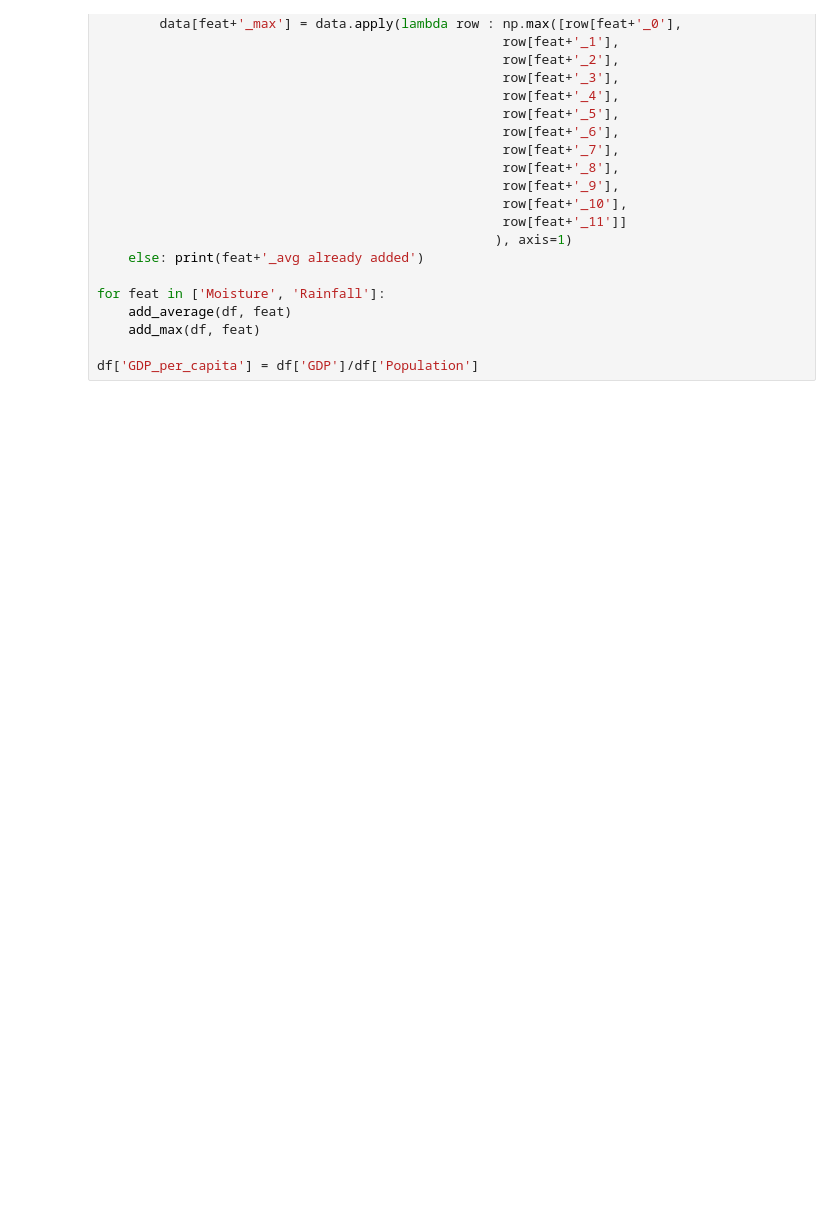
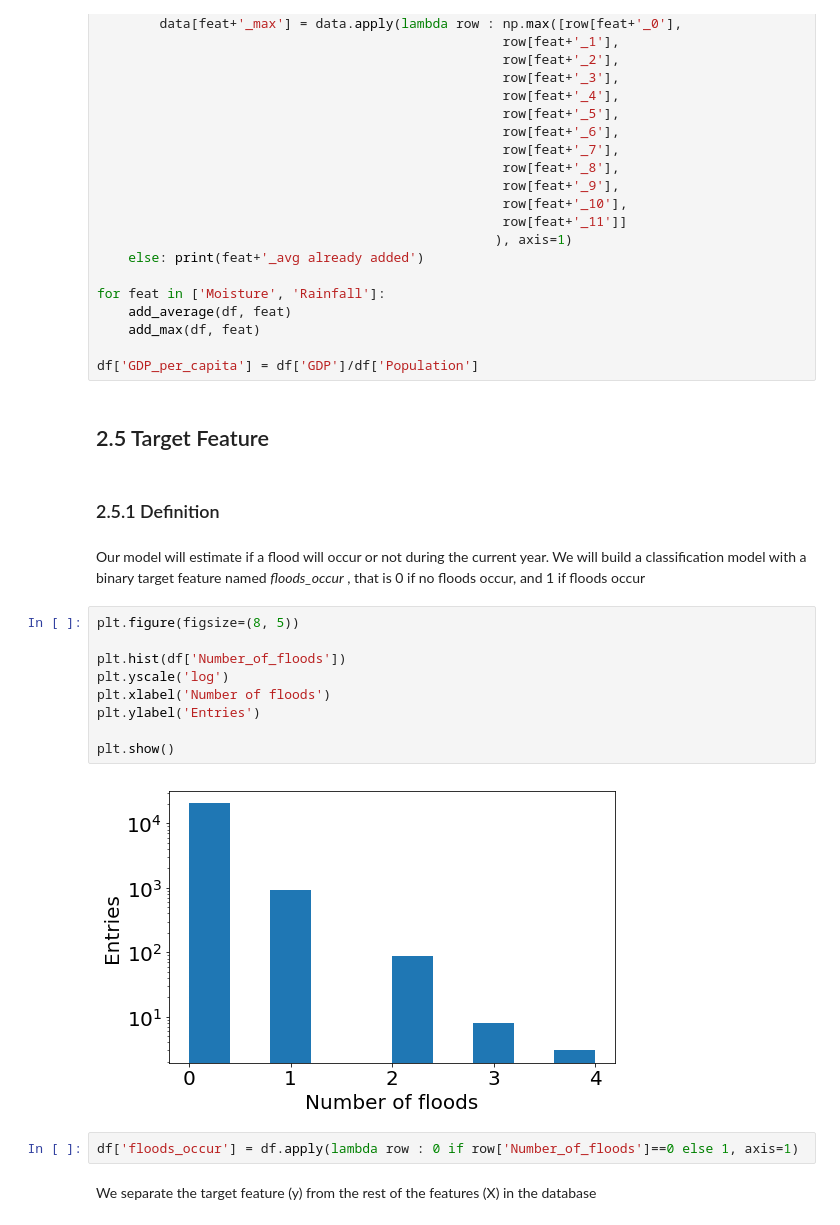
Before and after one commit to flucarelli94/MachineLearning_projects, a Jupyter notebook: Floods/Analysis.ipynb, the cells around one changed output. Saved outputs shown, nothing was run; the diff lists cells and outputs as text; blank space fills up the shorter version.

Commit message:
adding target feature analysis

```diff
--- a/Floods/Analysis.ipynb
+++ b/Floods/Analysis.ipynb
@@ -228,3 +228,24 @@ for feat in ['Moisture', 'Rainfall']:
     add_max(df, feat)
 
 df['GDP_per_capita'] = df['GDP']/df['Population']
+# %% [markdown]
+## 2.5 Target Feature
+# %% [markdown]
+### 2.5.1 Definition
+# %% [markdown]
+Our model will estimate if a flood will occur or not during the current year. We will build a classification model with a binary target feature named _floods_occur_ , that is 0 if no floods occur, and 1 if floods occur
+# %%
+plt.figure(figsize=(8, 5))
+
+plt.hist(df['Number_of_floods'])
+plt.yscale('log')
+plt.xlabel('Number of floods')
+plt.ylabel('Entries')
+
+plt.show()
+# %% [output]
+[figure, added]
+# %%
+df['floods_occur'] = df.apply(lambda row : 0 if row['Number_of_floods']==0 else 1, axis=1)
+# %% [markdown]
+We separate the target feature (y) from the rest of the features (X) in the database
```
Also changed, not shown: parts of 1 cell of this notebook.
